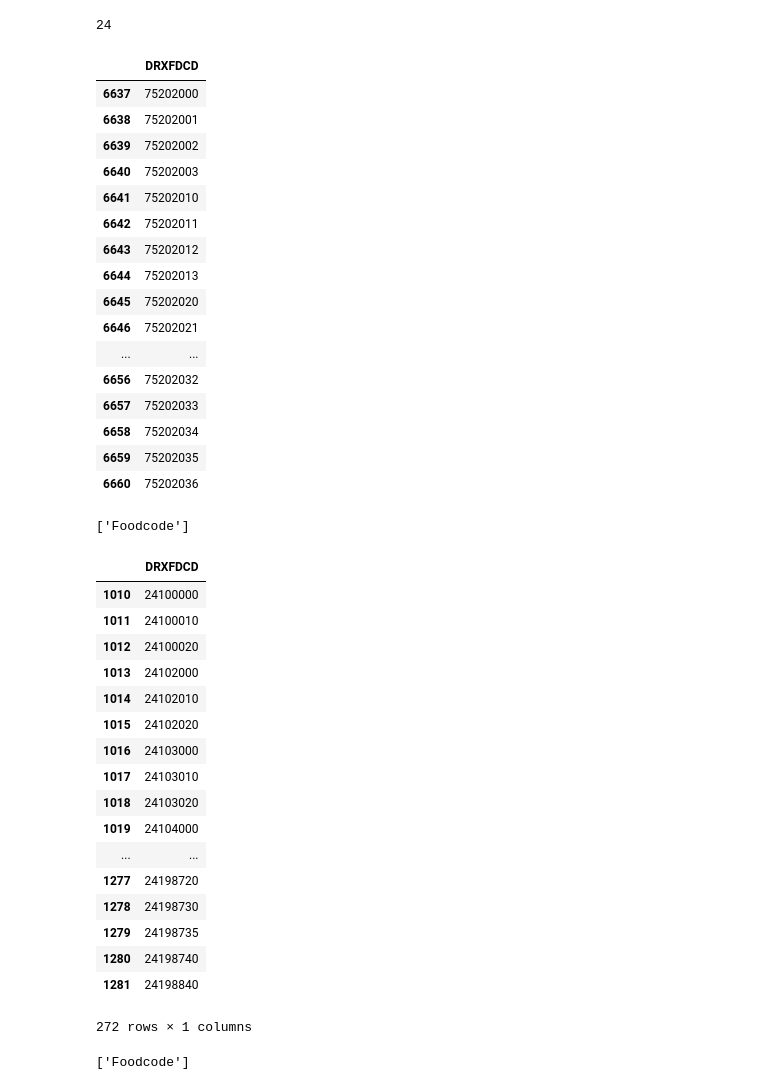
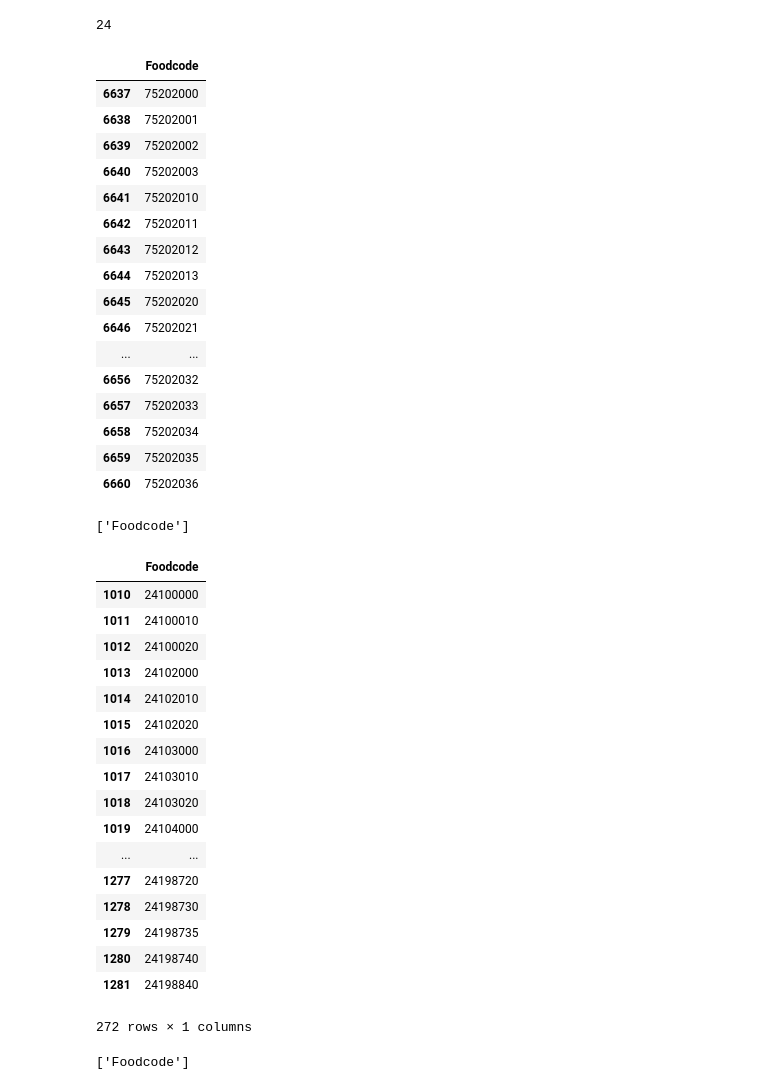
Before and after one commit to khenders/Python-Bridge-Project-2, a Jupyter notebook: OurProject2/4_19_17_FoodCode_Data_First_Processing.ipynb, the cells around one changed output. Saved outputs shown, nothing was run; the diff lists cells and outputs as text; code cells hidden in the pictures.

```diff
--- a/OurProject2/4_19_17_FoodCode_Data_First_Processing.ipynb
+++ b/OurProject2/4_19_17_FoodCode_Data_First_Processing.ipynb
@@ -108,9 +124,10 @@ asparagus_data.count()
 24
 # %%
 dfa = asparagus_data.to_frame()
+dfa.columns = ['Foodcode']
 dfa
 # %% [output]
-|  | DRXFDCD |
+|  | Foodcode |
 | 6637 | 75202000 |
 | 6638 | 75202001 |
 | 6639 | 75202002 |
@@ -134,9 +151,10 @@ list(dfa.columns)
 ['Foodcode']
 # %%
 dfc = chicken_data.to_frame()
+dfc.columns = ['Foodcode']
 dfc
 # %% [output]
-|  | DRXFDCD |
+|  | Foodcode |
 | 1010 | 24100000 |
 | 1011 | 24100010 |
 | 1012 | 24100020 |
```
Also changed, not shown: parts of 3 cells of this notebook.
